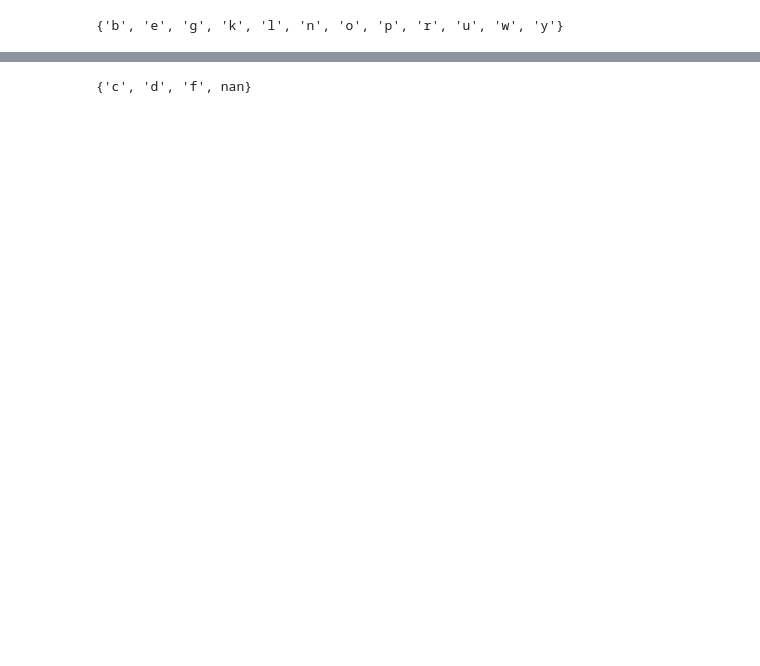
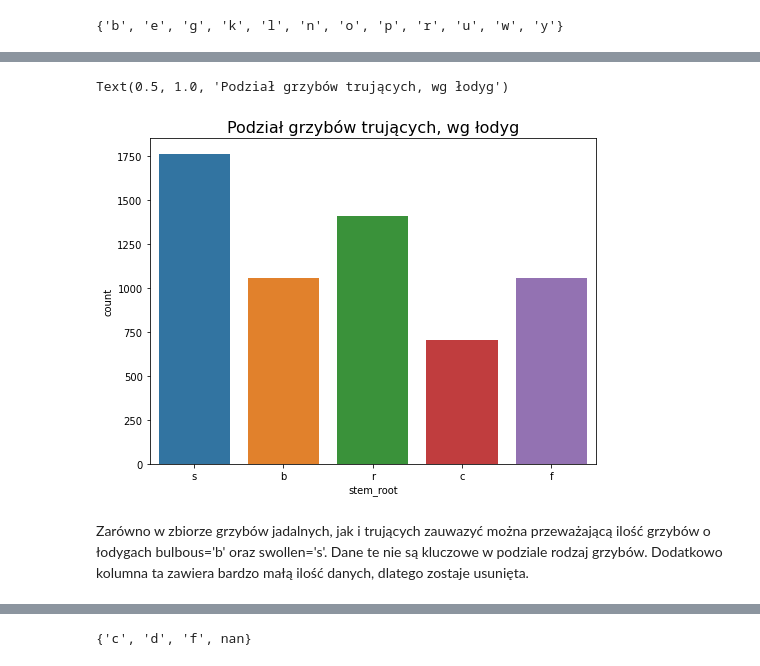
Before and after one commit to Joanna0512/Grzyby, a Jupyter notebook: grzyby.ipynb, the cells around one changed output, grey strips where cells are left out. Drawn from its saved outputs; the diff is of its cells as text; code cells hidden in the pictures; blank space fills up the shorter version.

```diff
--- a/grzyby.ipynb
+++ b/grzyby.ipynb
@@ -148,0 +143,2 @@ set(df['cap_color'])
+# %%
+poisonous=df[df['class']==0]
@@ -148,0 +211,7 @@ set(df['cap_color'])
+# %%
+plt.figure(figsize=(8,6))
+sns.countplot(x='stem_root', data=poisonous)
+plt.title('Podział grzybów trujących, wg łodyg', fontsize=16)
+# %% [output]
+Text(0.5, 1.0, 'Podział grzybów trujących, wg łodyg')
+[figure, added]
@@ -149,2 +220,4 @@ set(df['cap_color'])
+# %% [markdown]
+Zarówno w zbiorze grzybów jadalnych, jak i trujących zauwazyć można przeważającą ilość grzybów o łodygach bulbous='b' oraz swollen='s'. Dane te nie są kluczowe w podziale rodzaj grzybów. Dodatkowo kolumna ta zawiera bardzo małą ilość danych, dlatego zostaje usunięta.
 # %%
 df.info()
```
Also changed, not shown: parts of 151 cells of this notebook.
